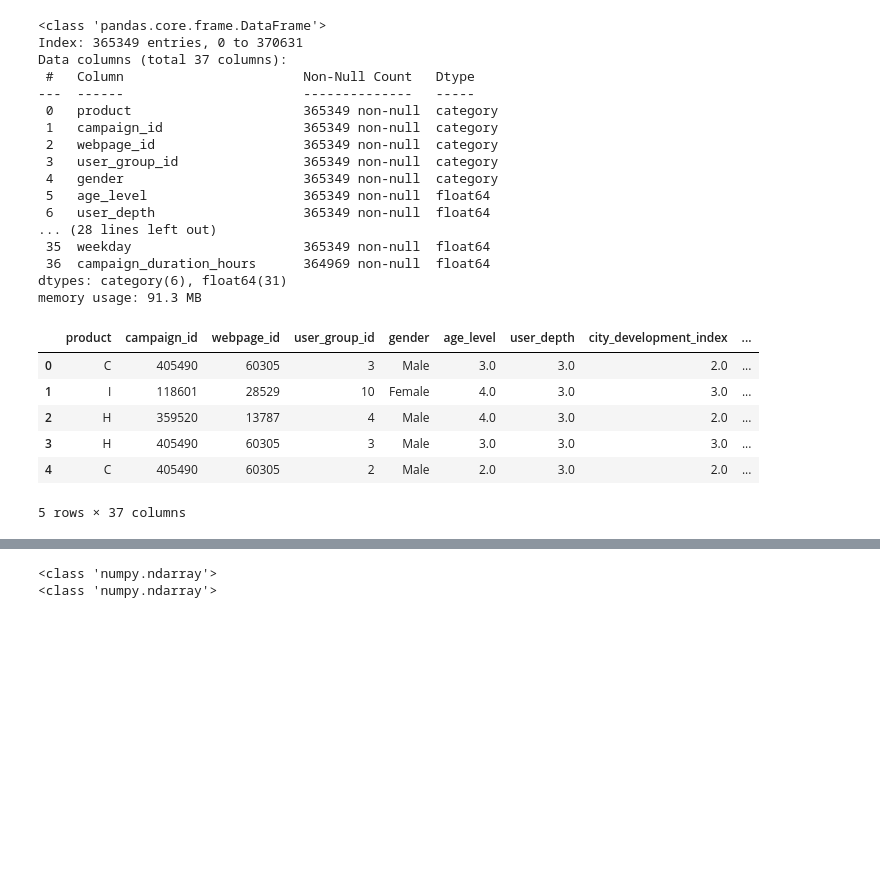
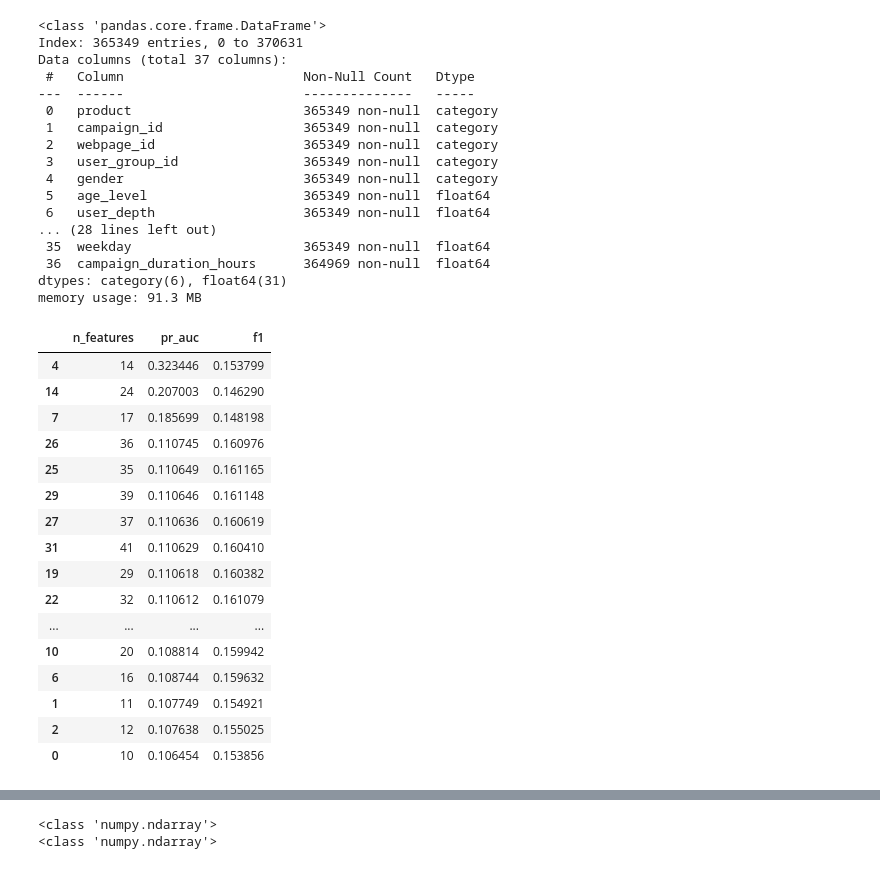
Before and after one commit to bagel-not-kaggle/YDATA-kaggle-assignment, a Jupyter notebook: notebooks/Exploring.ipynb, the cells around one changed output, grey strips where cells are left out. Drawn from its saved outputs; the diff is of its cells as text; code cells hidden in the pictures; blank space fills up the shorter version.

```diff
--- a/notebooks/Exploring.ipynb
+++ b/notebooks/Exploring.ipynb
@@ -26,7 +26,9 @@ X_val_fold_3 = pd.read_pickle(r"C:\Users\maorb\Classes\Classical_ML\YDATA-kaggle
 y_val_fold_3 = pd.read_pickle(r"C:\Users\maorb\Classes\Classical_ML\YDATA-kaggle-assignment\data\processed\y_val_fold_3.pkl")
 X_val_fold_4 = pd.read_pickle(r"C:\Users\maorb\Classes\Classical_ML\YDATA-kaggle-assignment\data\processed\X_val_fold_4.pkl")
 y_val_fold_4 = pd.read_pickle(r"C:\Users\maorb\Classes\Classical_ML\YDATA-kaggle-assignment\data\processed\y_val_fold_4.pkl")
-
+f1_list = pd.read_pickle(r"C:\Users\maorb\Classes\Classical_ML\YDATA-kaggle-assignment\data\Predictions\f1_list.pkl")
+prauc_list = pd.read_pickle(r"C:\Users\maorb\Classes\Classical_ML\YDATA-kaggle-assignment\data\Predictions\pr_auc_list.pkl")
+selected_features_list = pd.read_pickle(r"C:\Users\maorb\Classes\Classical_ML\YDATA-kaggle-assignment\data\Predictions\selected_features_list.pkl")
 
 predictions_1st = pd.read_csv(r'C:\Users\maorb\Classes\Classical_ML\YDATA-kaggle-assignment\data\Predictions\predictionscatboost.csv',
                                 header=None)
@@ -68,10 +64,22 @@ test.to_csv(r"C:\Users\maorb\Classes\Classical_ML\YDATA-kaggle-assignment\data\r
-# %%
-X_train.head()
-# %% [output]
-|  | product | campaign_id | webpage_id | user_group_id | gender | age_level | user_depth | city_development_index | ... |
-| 0 | C | 405490 | 60305 | 3 | Male | 3.0 | 3.0 | 2.0 | ... |
-| 1 | I | 118601 | 28529 | 10 | Female | 4.0 | 3.0 | 3.0 | ... |
-| 2 | H | 359520 | 13787 | 4 | Male | 4.0 | 3.0 | 2.0 | ... |
-| 3 | H | 405490 | 60305 | 3 | Male | 3.0 | 3.0 | 3.0 | ... |
-| 4 | C | 405490 | 60305 | 2 | Male | 2.0 | 3.0 | 2.0 | ... |
-5 rows × 37 columns
+# %%
+n_features_list = np.arange(10,42,1)
+metrics_df = pd.DataFrame({'n_features': n_features_list,'pr_auc': prauc_list, 'f1': f1_list})
+metrics_df.sort_values('pr_auc', ascending=False)
+# %% [output]
+|  | n_features | pr_auc | f1 |
+| 4 | 14 | 0.323446 | 0.153799 |
+| 14 | 24 | 0.207003 | 0.146290 |
+| 7 | 17 | 0.185699 | 0.148198 |
+| 26 | 36 | 0.110745 | 0.160976 |
+| 25 | 35 | 0.110649 | 0.161165 |
+| 29 | 39 | 0.110646 | 0.161148 |
+| 27 | 37 | 0.110636 | 0.160619 |
+| 31 | 41 | 0.110629 | 0.160410 |
+| 19 | 29 | 0.110618 | 0.160382 |
+| 22 | 32 | 0.110612 | 0.161079 |
+| ... | ... | ... | ... |
+| 10 | 20 | 0.108814 | 0.159942 |
+| 6 | 16 | 0.108744 | 0.159632 |
+| 1 | 11 | 0.107749 | 0.154921 |
+| 2 | 12 | 0.107638 | 0.155025 |
+| 0 | 10 | 0.106454 | 0.153856 |
```
Also changed, not shown: parts of 21 cells of this notebook, 1 other file.
